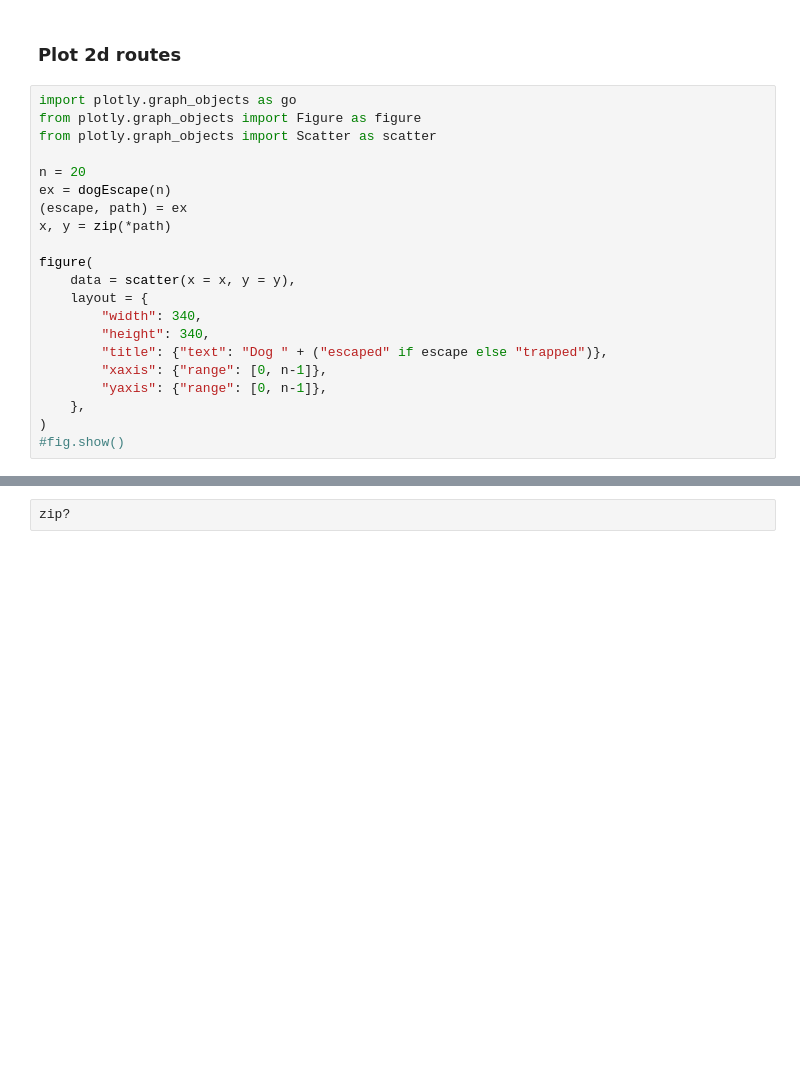
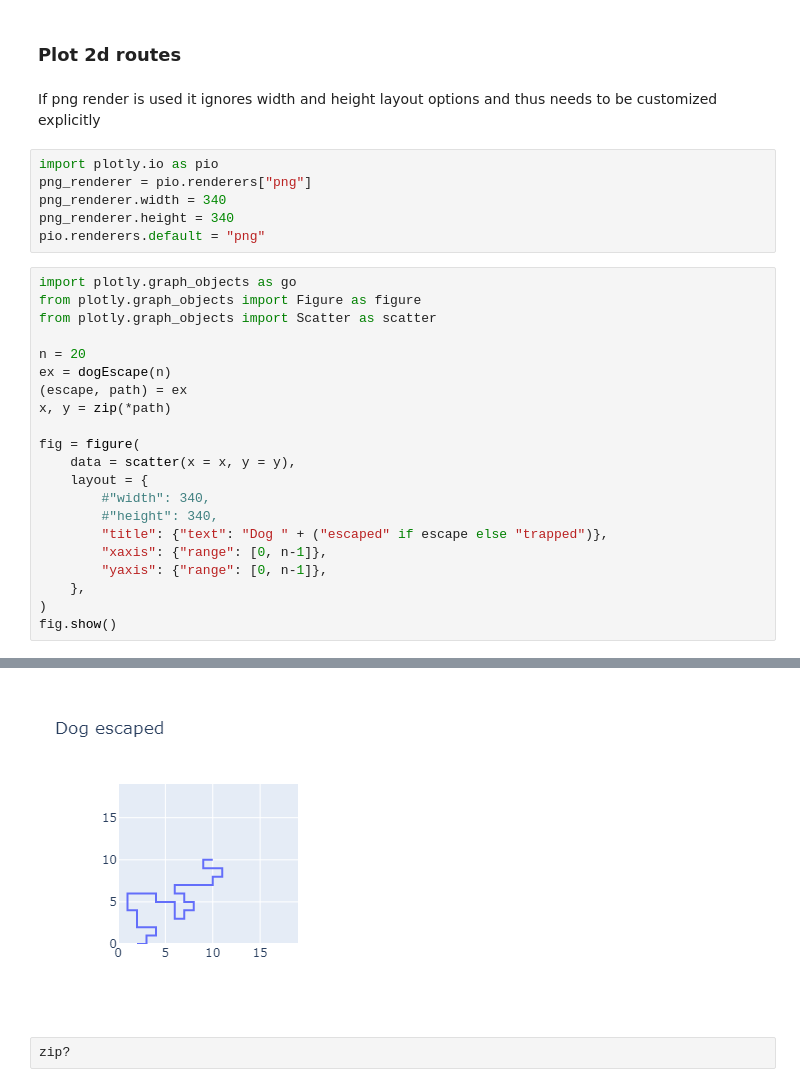
Before and after one commit to FallenGameR/LearningPython, a Jupyter notebook: CS/03 - Arrays.ipynb, the cells around one changed output, grey strips where cells are left out. Cells and saved outputs as stored; diff of their text form; blank space fills up the shorter version.

Commit message:
Storing output graphics in notebook itself

```diff
--- a/CS/03 - Arrays.ipynb
+++ b/CS/03 - Arrays.ipynb
@@ -191,6 +180,14 @@ go.Figure?
 go.layout.XAxis?
 # %% [markdown]
 ### Plot 2d routes
+# %% [markdown]
+If png render is used it ignores width and height layout options and thus needs to be customized explicitly
+# %%
+import plotly.io as pio
+png_renderer = pio.renderers["png"]
+png_renderer.width = 340
+png_renderer.height = 340
+pio.renderers.default = "png"
 # %%
 import plotly.graph_objects as go
 from plotly.graph_objects import Figure as figure
@@ -201,15 +198,15 @@ ex = dogEscape(n)
 (escape, path) = ex
 x, y = zip(*path)
 
-figure(
+fig = figure(
     data = scatter(x = x, y = y),
     layout = {
-        "width": 340,
-        "height": 340,
+        #"width": 340,
+        #"height": 340,
         "title": {"text": "Dog " + ("escaped" if escape else "trapped")},
         "xaxis": {"range": [0, n-1]},
         "yaxis": {"range": [0, n-1]},
     },
 )
-#fig.show()
+fig.show()
 # %% [output]
@@ -217,2 +213,3 @@ figure(
+[figure, added]
 # %%
 zip?
```
Also changed, not shown: parts of 7 cells of this notebook.
